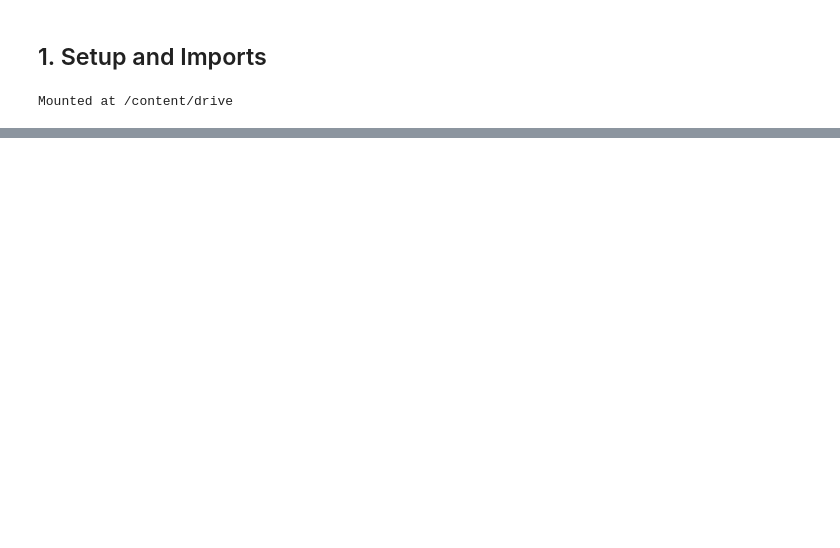
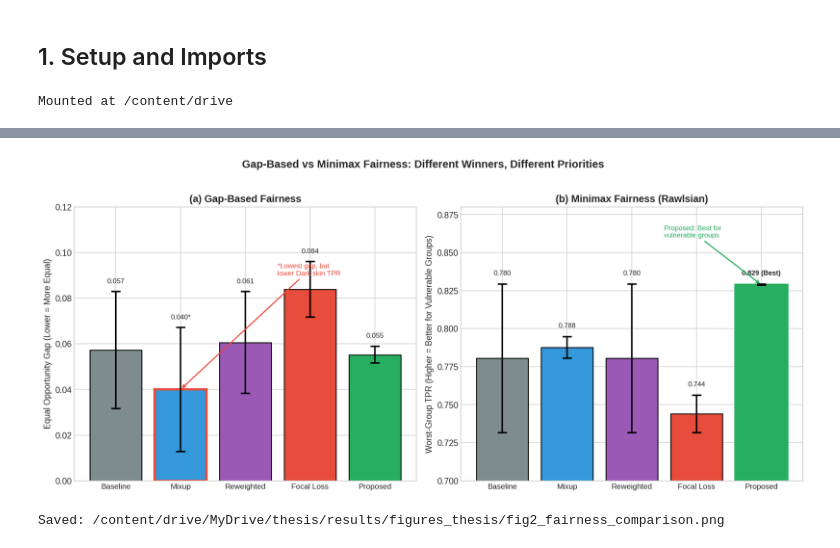
Before and after one commit to OluwaseyiFad/skin-lesion-classifier, a Jupyter notebook: fairderm_results_analysis_multiseed.ipynb, the cells around one changed output, grey strips where cells are left out. Drawn from its saved outputs; the diff is of its cells as text; code cells hidden in the pictures; blank space fills up the shorter version.

Commit message:
update notebooks based on new run

```diff
--- a/fairderm_results_analysis_multiseed.ipynb
+++ b/fairderm_results_analysis_multiseed.ipynb
@@ -897,0 +255,78 @@ All figures saved to: `results/figures_multiseed/`
+# %%
+fig, axes = plt.subplots(1, 2, figsize=(14, 6))
+
+models = df.index.tolist()
+x = np.arange(len(models))
+colors = [MODEL_COLORS[m] for m in models]
+
+# LEFT: EO Gap (Gap-based metric) - lower is better
+ax1 = axes[0]
+bars1 = ax1.bar(x, df['EO Gap'], yerr=df['EO Gap Std'],
+                color=colors, edgecolor='black', linewidth=1.2, capsize=6,
+                error_kw={'linewidth': 2, 'capthick': 2})
+
+# Highlight best (lowest)
+best_gap_idx = df['EO Gap'].argmin()
+bars1[best_gap_idx].set_edgecolor('#e74c3c')
+bars1[best_gap_idx].set_linewidth(3)
+
+ax1.set_ylabel('Equal Opportunity Gap (Lower = More Equal)', fontsize=11)
+ax1.set_title('(a) Gap-Based Fairness', fontsize=13, fontweight='bold')
+ax1.set_ylim(0, 0.12)
+ax1.set_xticks(x)
+ax1.set_xticklabels(models, fontsize=10)
+
+for i, (bar, val, std) in enumerate(zip(bars1, df['EO Gap'], df['EO Gap Std'])):
+    label = f'{val:.3f}'
+    if models[i] == 'Mixup':
+        label += '*'
+    ax1.text(bar.get_x() + bar.get_width()/2, bar.get_height() + std + 0.003,
+            label, ha='center', va='bottom', fontsize=9)
+
+# Add annotation about Mixup
+ax1.annotate('*Lowest gap, but\nlower Dark skin TPR',
+             xy=(1, df.loc['Mixup', 'EO Gap']), xytext=(2.5, 0.09),
+             fontsize=9, color='#e74c3c',
+             arrowprops=dict(arrowstyle='->', color='#e74c3c', lw=1.5))
+
+# RIGHT: Worst-Group TPR (Minimax metric) - higher is better
+ax2 = axes[1]
+bars2 = ax2.bar(x, df['Worst-Group TPR'], yerr=df['Worst-Group TPR Std'],
+                color=colors, edgecolor='black', linewidth=1.2, capsize=6,
+                error_kw={'linewidth': 2, 'capthick': 2})
+
+# Highlight best (highest)
+best_wg_idx = df['Worst-Group TPR'].argmax()
+bars2[best_wg_idx].set_edgecolor('#27ae60')
+bars2[best_wg_idx].set_linewidth(3)
+
+ax2.set_ylabel('Worst-Group TPR (Higher = Better for Vulnerable Groups)', fontsize=11)
+ax2.set_title('(b) Minimax Fairness (Rawlsian)', fontsize=13, fontweight='bold')
+ax2.set_ylim(0.70, 0.88)
+ax2.set_xticks(x)
+ax2.set_xticklabels(models, fontsize=10)
+
+for i, (bar, val, std) in enumerate(zip(bars2, df['Worst-Group TPR'], df['Worst-Group TPR Std'])):
+    label = f'{val:.3f}'
+    if models[i] == 'Proposed':
+        label += ' (Best)'
+    ax2.text(bar.get_x() + bar.get_width()/2, bar.get_height() + std + 0.005,
+            label, ha='center', va='bottom', fontsize=9,
+            fontweight='bold' if models[i] == 'Proposed' else 'normal')
+
+# Add annotation about Proposed
+ax2.annotate('Proposed: Best for\nvulnerable groups',
+             xy=(4, df.loc['Proposed', 'Worst-Group TPR']), xytext=(2.5, 0.86),
+             fontsize=9, color='#27ae60',
+             arrowprops=dict(arrowstyle='->', color='#27ae60', lw=1.5))
+
+plt.suptitle('Gap-Based vs Minimax Fairness: Different Winners, Different Priorities',
+             fontsize=14, fontweight='bold', y=1.02)
+
+plt.tight_layout()
+plt.savefig(FIGURES_DIR / 'fig2_fairness_comparison.png', dpi=300, bbox_inches='tight')
+plt.show()
+print(f"Saved: {FIGURES_DIR / 'fig2_fairness_comparison.png'}")
+# %% [output]
+[figure, added]
+Saved: /content/drive/MyDrive/thesis/results/figures_thesis/fig2_fairness_comparison.png
```
Also changed, not shown: parts of 49 cells of this notebook, 3 other files.
